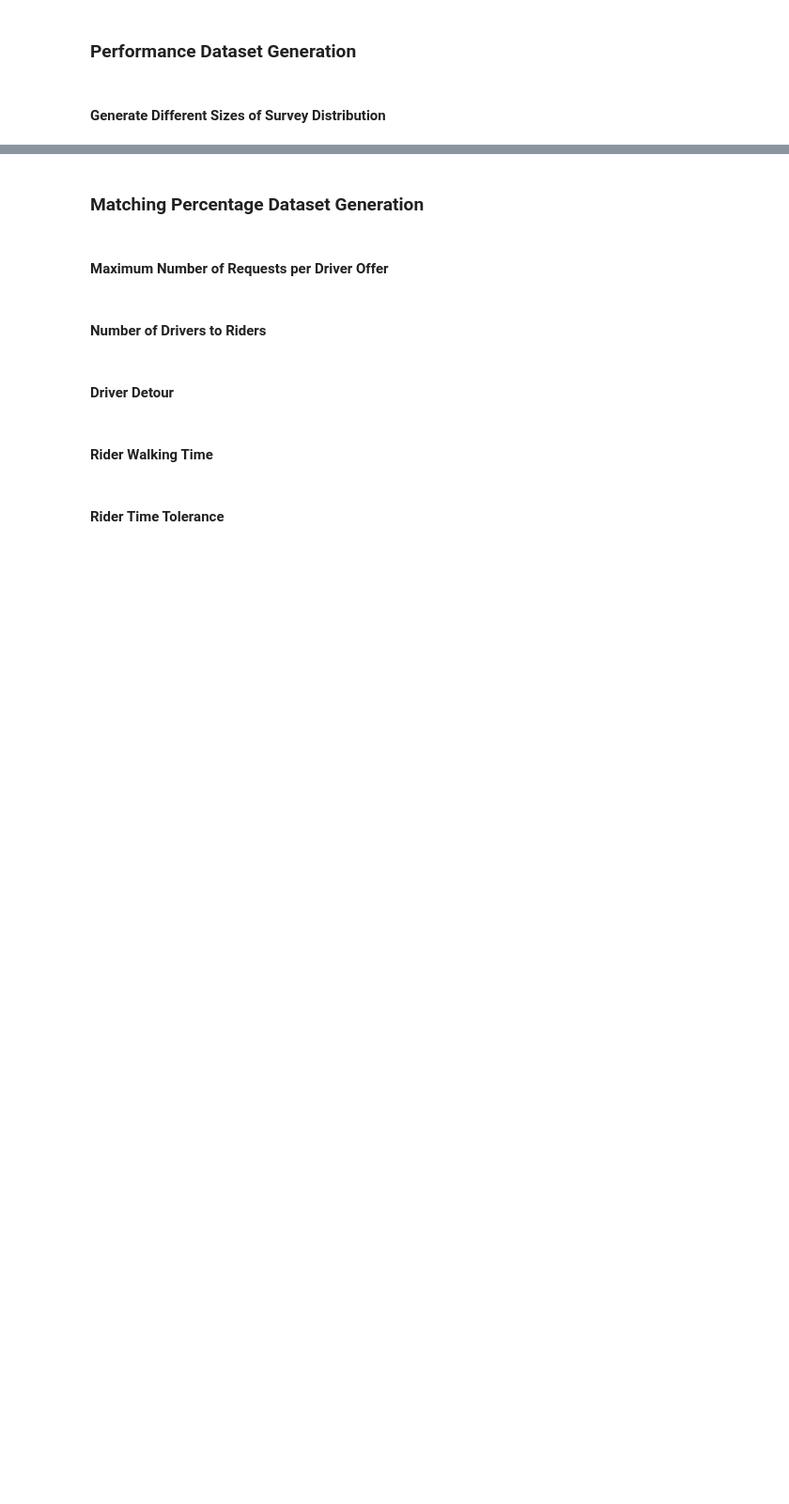
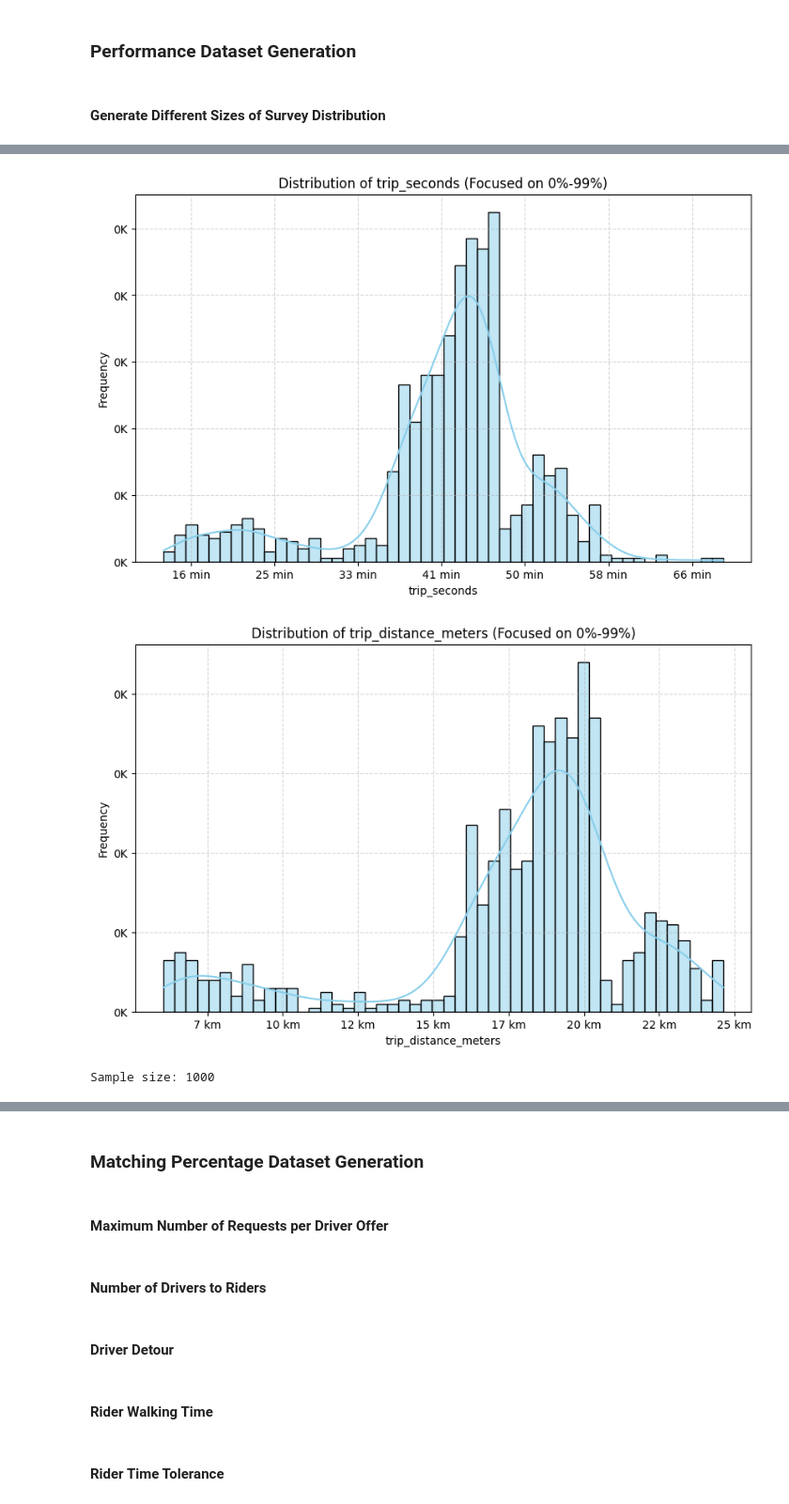
Before and after one commit to carpooling-egy/matching-engine, a Jupyter notebook: testing/datasets.ipynb, the cells around one changed output, grey strips where cells are left out. Shown at 94% size. Saved outputs shown, nothing was run; the diff lists cells and outputs as text; code cells hidden in the pictures; blank space fills up the shorter version.

Commit message:
finished generating different sizes

```diff
--- a/testing/datasets.ipynb
+++ b/testing/datasets.ipynb
@@ -507,0 +1941,10 @@ create_multiple_datasets(
+# %%
+## create samples with the true distance distribution
+sample_sf_1k = create_targeted_sample(dataset_sf, "trip_distance_meters",
+                       sample_size=1000,
+                       target_range_pct=0.7,
+                       range_tolerance=0.13,
+                       )
+sample_sf_1k = normalize_sample_dates(sample_sf_1k)
+
+sample_sf_1k.head()
@@ -507,0 +1974,9 @@ create_multiple_datasets(
+# %%
+plot_distribution(sample_sf_1k, "trip_seconds",x_factor=1/60,x_unit="min",lower_quantile=0.0, upper_quantile=0.99, bins=50)
+plot_distribution(sample_sf_1k, "trip_distance_meters",x_factor=1/1000, x_unit="km", lower_quantile=0.0, upper_quantile=0.99, bins=50)
+plot_time_distribution(sample_sf_1k, datetime_column='start_time', bins=24, kde=True)
+print(f"Sample size: {len(sample_sf_1k)}")
+# %% [output]
+[figure, added]
+[figure, added]
+Sample size: 1000
```
Also changed, not shown: parts of 53 cells of this notebook.
